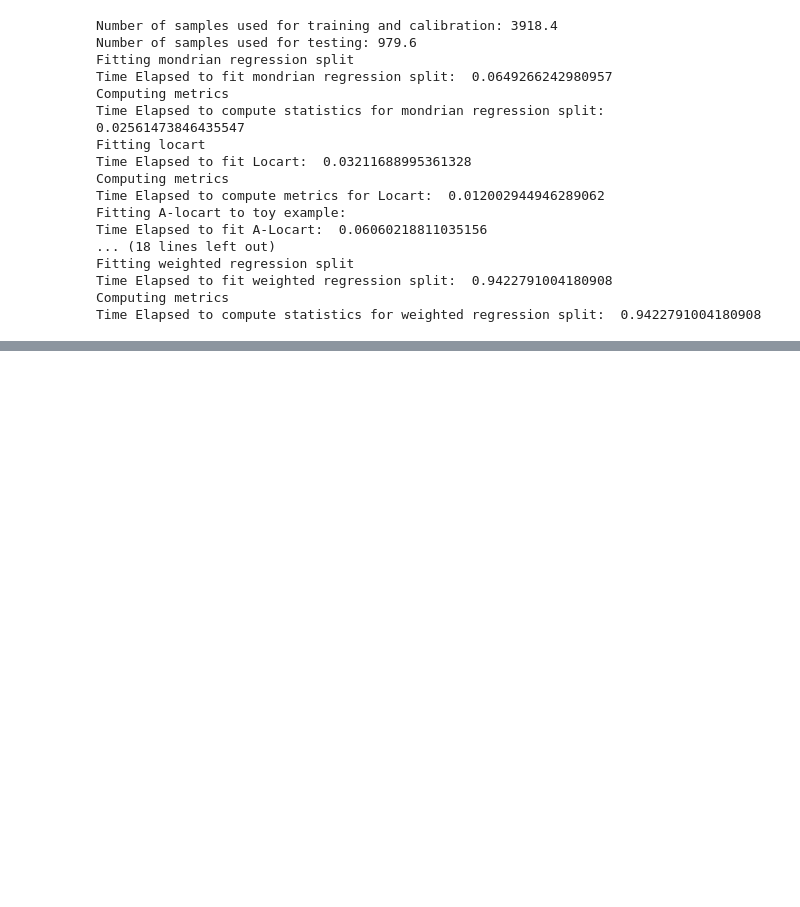
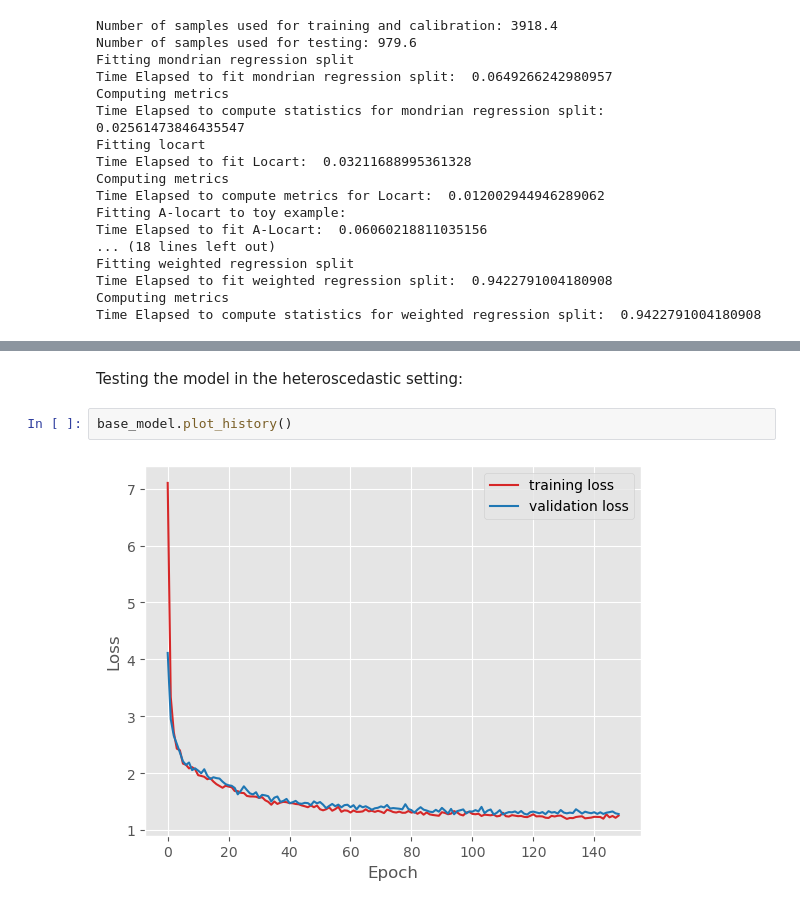
Before and after one commit to Monoxido45/CSI, a Jupyter notebook: experiments/loforest.ipynb, the cells around one changed output, grey strips where cells are left out. Cells and saved outputs as stored; diff of their text form; blank space fills up the shorter version.

Commit message:
testing simulations with neural network base model

```diff
--- a/experiments/loforest.ipynb
+++ b/experiments/loforest.ipynb
@@ -2014,0 +2185,6 @@ winewhite
+# %% [markdown]
+Testing the model in the heteroscedastic setting:
+# %%
+base_model.plot_history()
+# %% [output]
+[figure, added]
```
Also changed, not shown: parts of 55 cells of this notebook.
